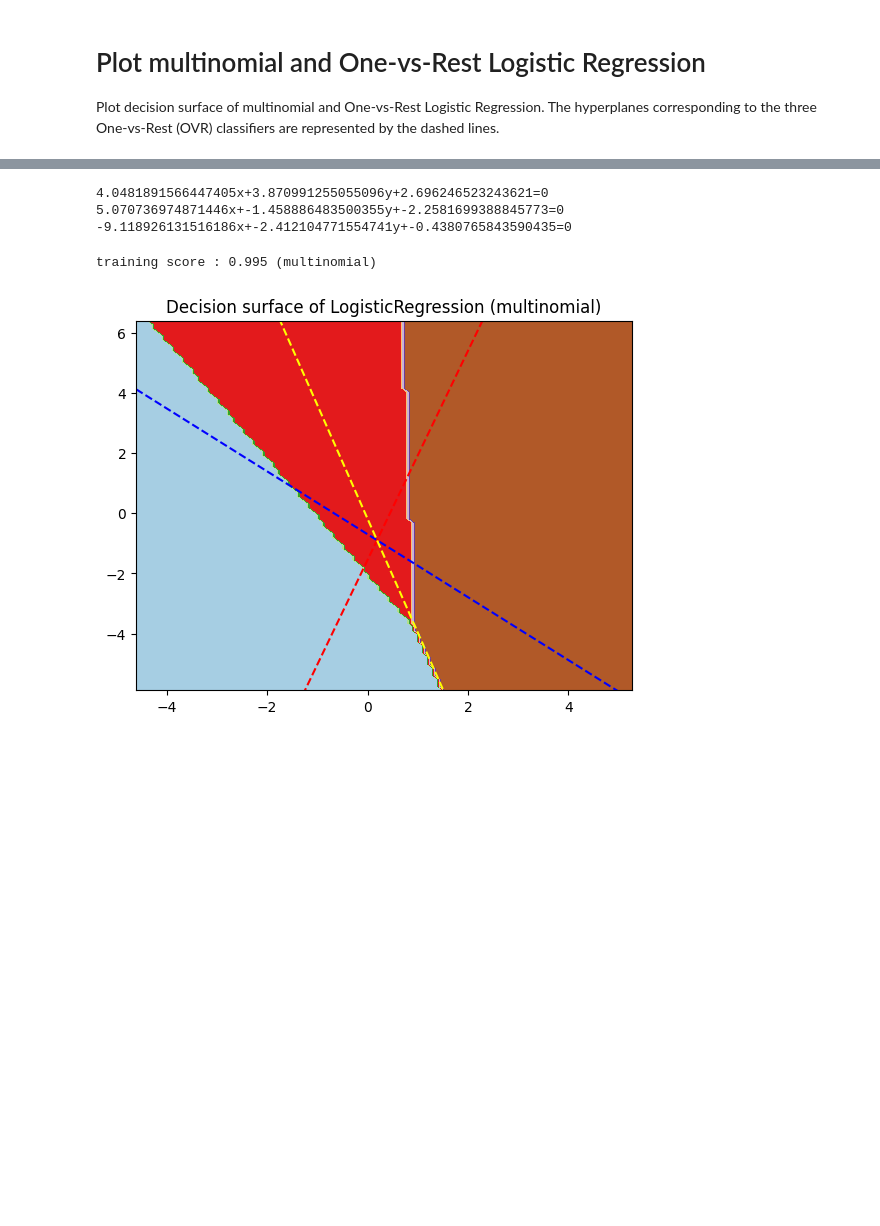
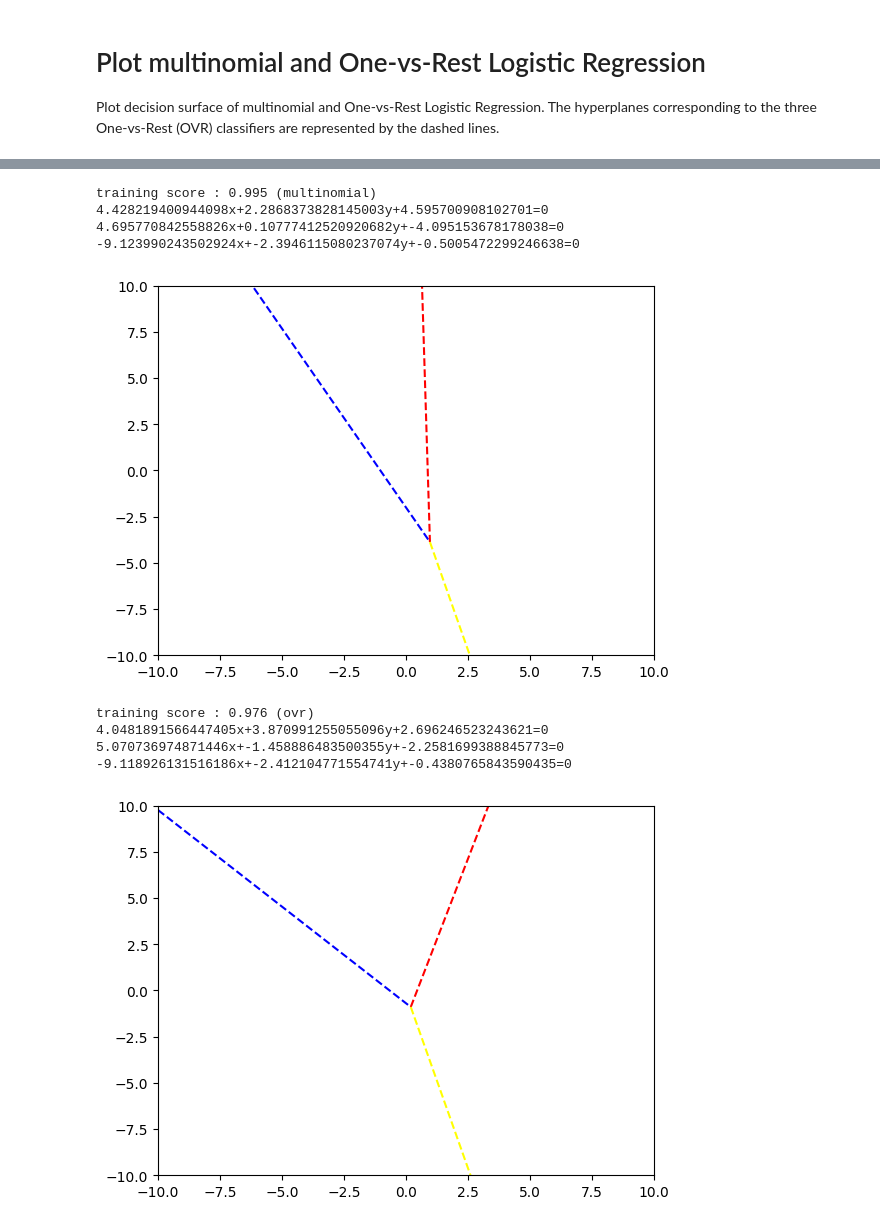
Before and after one commit to pyk93/week9_day5, a Jupyter notebook: plot_logistic_multinomial.ipynb, the cells around one changed output, grey strips where cells are left out. Drawn from its saved outputs; the diff is of its cells as text; code cells hidden in the pictures; blank space fills up the shorter version.

Commit message:
logistic multinumial plot: 영역 구분선 중심을 기준으로 1방향으로만 이어지도록 수정

```diff
--- a/plot_logistic_multinomial.ipynb
+++ b/plot_logistic_multinomial.ipynb
@@ -23,7 +23,7 @@ X, y = make_blobs(n_samples=1000, centers=centers, random_state=40)
 transformation = [[0.4, 0.2], [-0.4, 1.2]]
 X = np.dot(X, transformation)
 
-params = None
+
 
 for multi_class in ("multinomial", "ovr"):
     clf = LogisticRegression(
@@ -47,12 +47,12 @@ for multi_class in ("multinomial", "ovr"):
         plt.scatter(
             X[idx, 0], X[idx, 1], c=color, cmap=plt.cm.Paired, edgecolor="black", s=20
         )
-
     # Plot the three one-against-all classifiers
     xmin, xmax = plt.xlim()
     ymin, ymax = plt.ylim()
     params = (clf.coef_, clf.intercept_)
-    equation_list.append([coef,intercept])
+    coef = clf.coef_
+    intercept = clf.intercept_
     def plot_hyperplane(c, color):
         def line(x0):
             return (-(x0 * coef[c, 0]) - intercept[c]) / coef[c, 1]
@@ -78,47 +73,73 @@ params
-# %%
-
-coef_set, intercept_set = params
-
-coef_boundary = [coef_set[1]-coef_set[0],coef_set[2]-coef_set[1], coef_set[0]-coef_set[2]]
-
-intercept_boundery = [intercept_set[1]-intercept_set[0],intercept_set[2]-intercept_set[1], intercept_set[0]-intercept_set[2]]
-
-
-for i in range(3):
-    print(f"{coef_boundary[i][0]}x+{coef_boundary[i][1]}y+{intercept_boundery[i]}=0")
-# %% [output]
-4.0481891566447405x+3.870991255055096y+2.696246523243621=0
-5.070736974871446x+-1.458886483500355y+-2.2581699388845773=0
--9.118926131516186x+-2.412104771554741y+-0.4380765843590435=0
 # %%
-for multi_class in ["multinomial"]:
+for multi_class in ["multinomial","ovr"]:
     clf = LogisticRegression(
         solver="sag", max_iter=100, random_state=42, multi_class=multi_class
     ).fit(X, y)
 
     # print the training scores
     print("training score : %.3f (%s)" % (clf.score(X, y), multi_class))
 
     _, ax = plt.subplots()
+    '''
     DecisionBoundaryDisplay.from_estimator(
-        clf, X, response_method="predict", cmap=plt.cm.Paired, ax=ax
+        clf, X, response_method="predict", cmap=plt.cm.PiYG, ax=ax
     )
     plt.title("Decision surface of LogisticRegression (%s)" % multi_class)
-    plt.axis("tight")
 
+    '''
+
+    params = (clf.coef_, clf.intercept_)
+
+    # get center
+
+
+    c2 = np.concatenate((coef_set,cc3),axis=1)
+
+    center_value = np.dot(np.linalg.inv(c2),-intercept_set)
+
+    coef_set, intercept_set = params
+
+    coef_boundary = np.array([coef_set[1]-coef_set[0],
+                              coef_set[2]-coef_set[1], coef_set[0]-coef_set[2]])
+
+    intercept_boundery = np.array([intercept_set[1]-intercept_set[0],
+                                   intercept_set[2]-intercept_set[1], intercept_set[0]-intercept_set[2]])
+
+
+    bound_center = np.dot(np.linalg.inv(coef_boundary[0:2,0:2]),intercept_boundery[0:2])
+    #print(bound_center)
+
+
+    for i in range(3):
+        print(f"{coef_boundary[i][0]}x+{coef_boundary[i][1]}y+{intercept_boundery[i]}=0")
     colors = ["blue", "red", "yellow"]
-    xmin, xmax = plt.xlim()
-    ymin, ymax = plt.ylim()
     def plot_hyperplane(c, color):
         def line(x0):
             return (-(x0 * coef_boundary[c][0]) - intercept_boundery[c]) / coef_boundary[c][1]
+        xc = -bound_center[0]
+        xmin,xmax = -10,10
+
+        if coef_boundary[c][1] <= 0:
+            xmin,xmax = xc,xmax
+        else:
+            xmin,xmax = xmin,xc
+
 
         plt.plot([xmin, xmax], [line(xmin), line(xmax)], ls="--", color=color)
 
     for i, color in zip(clf.classes_, colors):
         plot_hyperplane(i, color)
-
-plt.show()
+        pass
+    plt.axis([-10,10,-10,10])
+    plt.show()
 # %% [output]
 training score : 0.995 (multinomial)
+4.428219400944098x+2.2868373828145003y+4.595700908102701=0
+4.695770842558826x+0.10777412520920682y+-4.095153678178038=0
+-9.123990243502924x+-2.3946115080237074y+-0.5005472299246638=0
-[figure, old version]
+[figure, new version]
+training score : 0.976 (ovr)
+4.0481891566447405x+3.870991255055096y+2.696246523243621=0
+5.070736974871446x+-1.458886483500355y+-2.2581699388845773=0
+-9.118926131516186x+-2.412104771554741y+-0.4380765843590435=0
+[figure, added]
```
Also changed, not shown: parts of 3 cells of this notebook, 2 other files.
